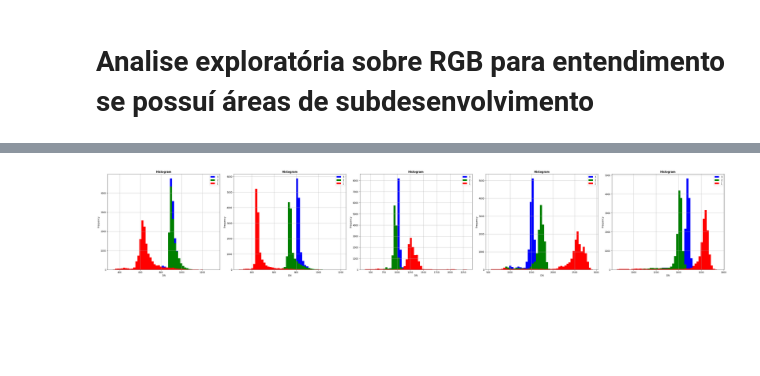
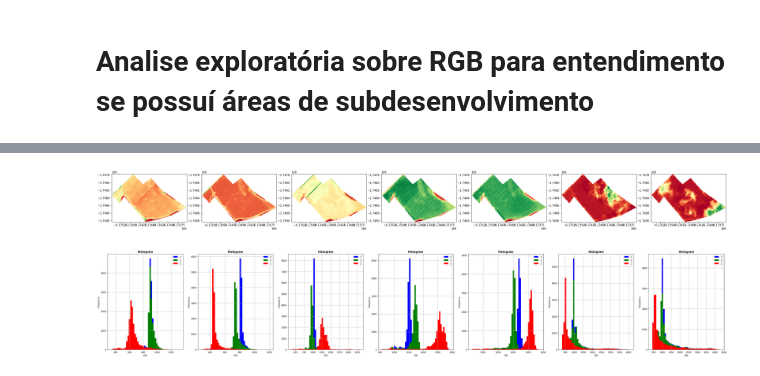
Before and after one commit to g-roger/analise-vegetativa-bemagro, a Jupyter notebook: 20ia_05_EDA_bemagro.ipynb, the cells around one changed output, grey strips where cells are left out. Cells and saved outputs as stored; diff of their text form; code cells hidden in the pictures; blank space fills up the shorter version.

```diff
--- a/20ia_05_EDA_bemagro.ipynb
+++ b/20ia_05_EDA_bemagro.ipynb
@@ -272,12 +298,23 @@ fig.tight_layout()
-# %%
-fig, (ax1, ax2, ax3, ax4, ax5) = plt.subplots(1, 5, figsize=(40,7))
-show_hist(img1, ax=ax1, bins=50, stacked=False, histtype='stepfilled', title="Histogram",)
-show_hist(img2, ax=ax2, bins=50, stacked=False, histtype='stepfilled', title="Histogram")
-show_hist(img3, ax=ax3, bins=50, stacked=False, histtype='stepfilled', title="Histogram")
-show_hist(img4, ax=ax4, bins=50, stacked=False, histtype='stepfilled', title="Histogram")
-show_hist(img5, ax=ax5, bins=50, stacked=False, histtype='stepfilled', title="Histogram")
-
-
-fig.tight_layout()
-# %% [output]
-[figure, removed]
+# %%
+rgb_images = []
+
+for i in range(0, 7):
+  rgb_images.append(rasterio.open(dataset_1 + df_1['RGB'][i]))
+# %%
+
+fig, axes = plt.subplots(1, len(rgb_images), figsize=(40,7))
+for ax, rgb in zip(axes.flat, rgb_images):
+    show(rgb, ax=ax, cmap='RdYlGn')
+
+plt.show()
+# %% [output]
+[figure, added]
+# %%
+
+fig, axes = plt.subplots(1, len(rgb_images), figsize=(40,7))
+for ax, rgb in zip(axes.flat, rgb_images):
+  show_hist(rgb, ax=ax, bins=50, stacked=False, histtype='stepfilled', title="Histogram")
+
+fig.tight_layout()
+# %% [output]
+[figure, added]
```
Also changed, not shown: parts of 39 cells of this notebook.
